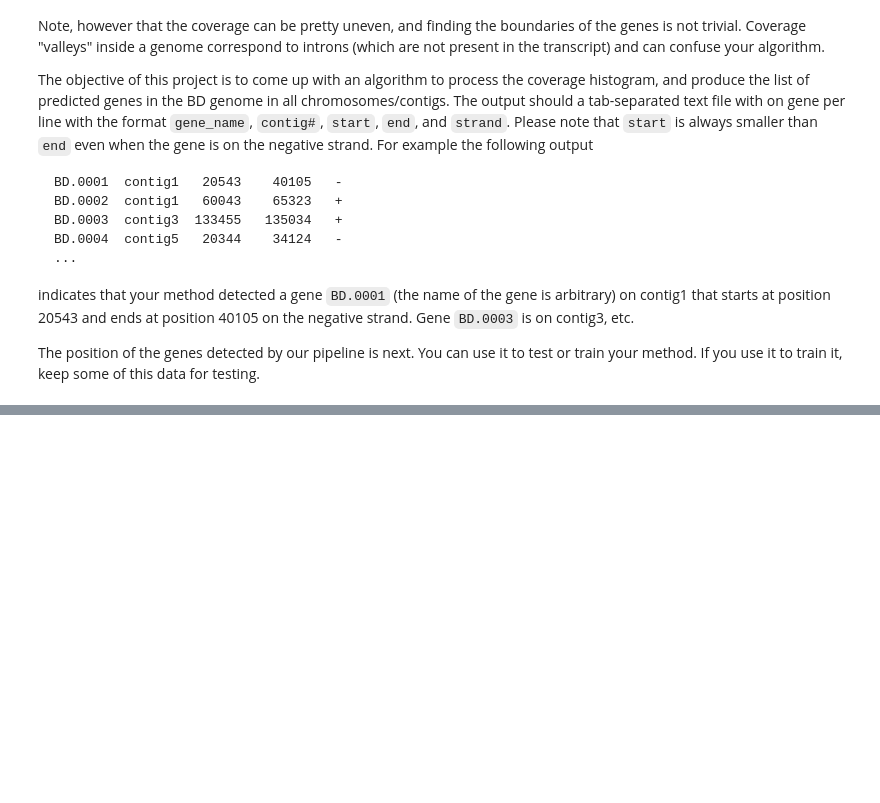
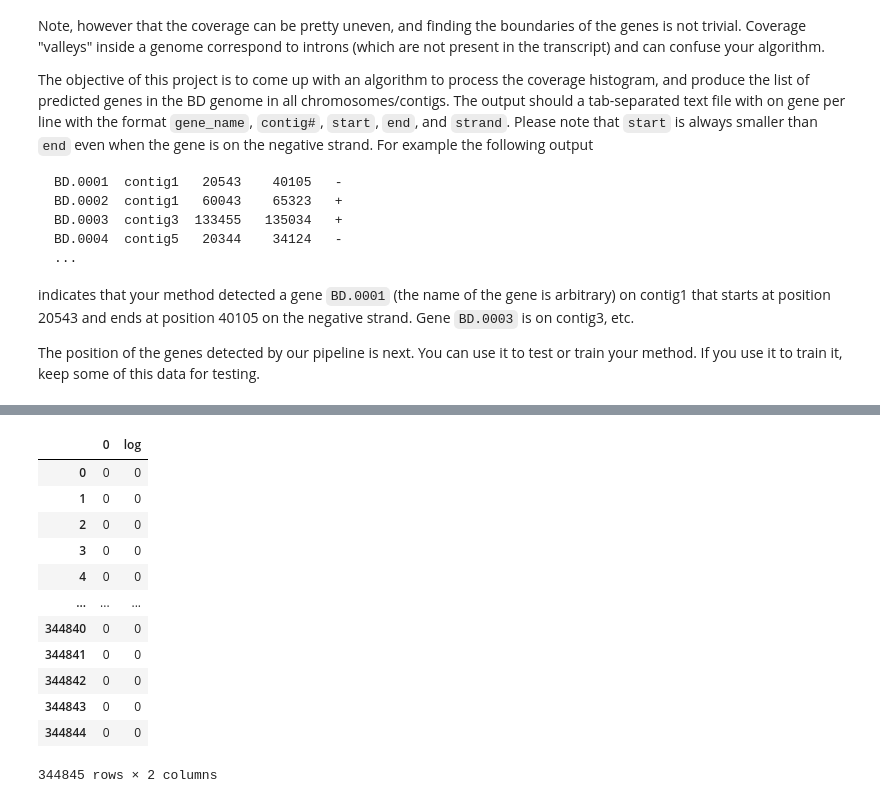
Before and after one commit to charzho/gene_finding, a Jupyter notebook: 6.genes.ipynb, the cells around one changed output, grey strips where cells are left out. Cells and saved outputs as stored; diff of their text form; code cells hidden in the pictures; blank space fills up the shorter version.

```diff
--- a/6.genes.ipynb
+++ b/6.genes.ipynb
@@ -155,0 +267,27 @@ The position of the genes detected by our pipeline is next. You can use it to te
+# %%
+def log_trans(df):
+    #+1 so when -inf is replaced with 0, log(1) is separate from log(0)
+    df['log'] = np.log2(df[0]) + 1
+    df['log'].replace(-np.inf,0,inplace=True)
+    #converting to integers to keep states minimal
+    df['log'] = np.ceil(df['log'])
+    df['log'] = df['log'].apply(lambda x: np.int(x))
+
+    return df
+# %%
+log_trans(dfp)
+log_trans(dfn)
+# %% [output]
+|  | 0 | log |
+| 0 | 0 | 0 |
+| 1 | 0 | 0 |
+| 2 | 0 | 0 |
+| 3 | 0 | 0 |
+| 4 | 0 | 0 |
+| ... | ... | ... |
+| 344840 | 0 | 0 |
+| 344841 | 0 | 0 |
+| 344842 | 0 | 0 |
+| 344843 | 0 | 0 |
+| 344844 | 0 | 0 |
+344845 rows × 2 columns
```
Also changed, not shown: parts of 29 cells of this notebook.
